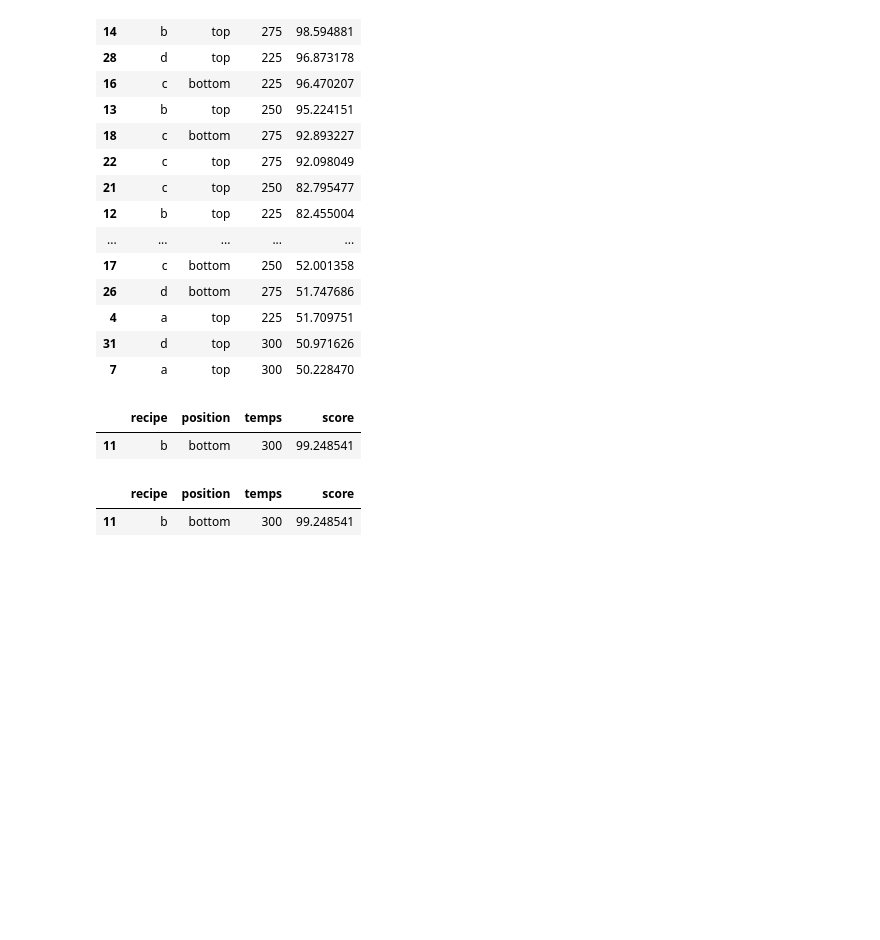
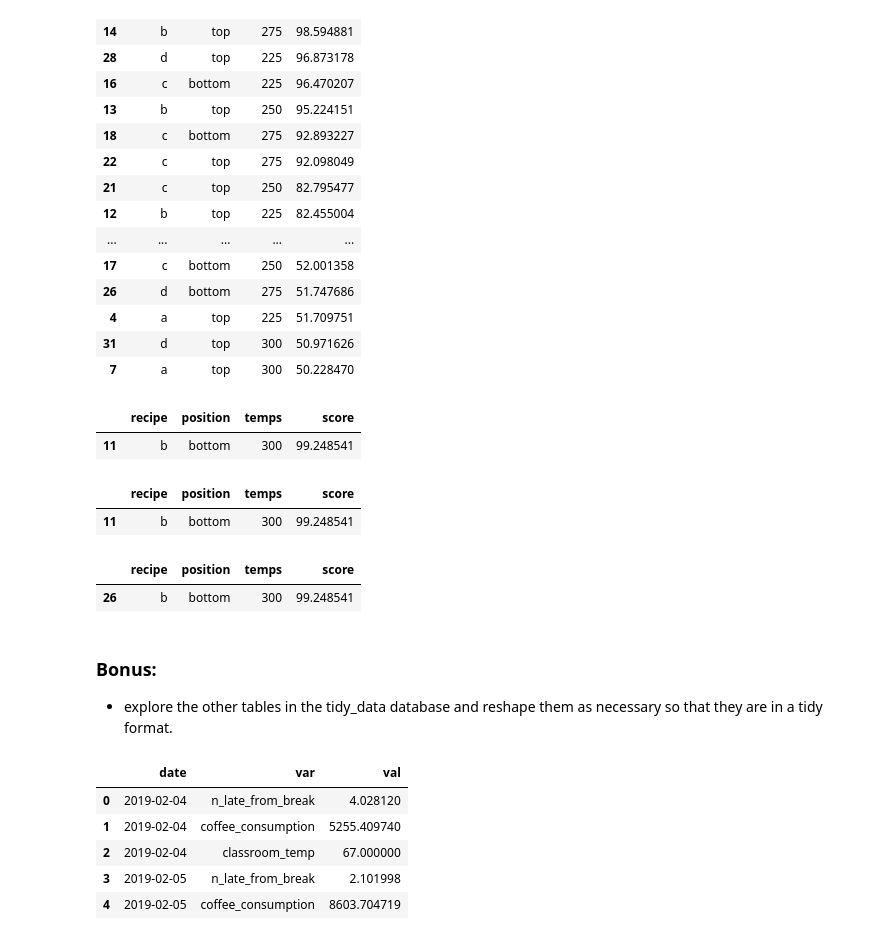
Before and after one commit to NSharick/classification-exercises, a Jupyter notebook: tidy_data.ipynb, the cells around one changed output. Cells and saved outputs as stored; diff of their text form; code cells hidden in the pictures; blank space fills up the shorter version.

```diff
--- a/tidy_data.ipynb
+++ b/tidy_data.ipynb
@@ -307,3 +338,26 @@ pivot3.nlargest(columns='score', n=1, keep='all')
 # %% [output]
 |  | recipe | position | temps | score |
 | 11 | b | bottom | 300 | 99.248541 |
+# %%
+#didnt need to make the last pivot table because it used all the variables from the melt column.
+#could just have run it from the melt df
+#the last pivot table would have been necessary if there were other variables in the df that I was not going to use.
+dfmelt.nlargest(columns='score', n=1, keep='all')
+# %% [output]
+|  | recipe | position | temps | score |
+| 26 | b | bottom | 300 | 99.248541 |
+# %% [markdown]
+### Bonus:
+- explore the other tables in the tidy_data database and reshape them as necessary so that they are in a tidy format.
+# %%
+#pull the dataset from the database
+df = pd.read_sql('SELECT * FROM students', get_db_url('tidy_data'))
+#view the pulled dataset
+df.head()
+# %% [output]
+|  | date | var | val |
+| 0 | 2019-02-04 | n_late_from_break | 4.028120 |
+| 1 | 2019-02-04 | coffee_consumption | 5255.409740 |
+| 2 | 2019-02-04 | classroom_temp | 67.000000 |
+| 3 | 2019-02-05 | n_late_from_break | 2.101998 |
+| 4 | 2019-02-05 | coffee_consumption | 8603.704719 |
```
Also changed, not shown: parts of 7 cells of this notebook.
